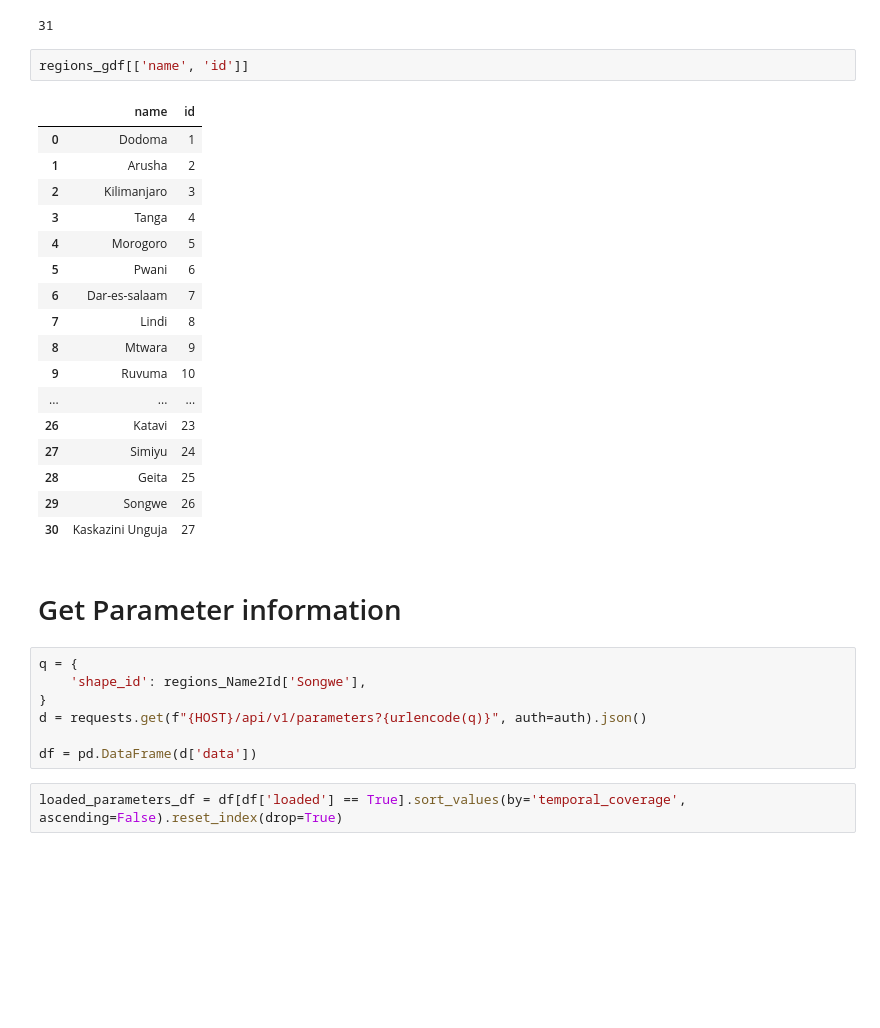
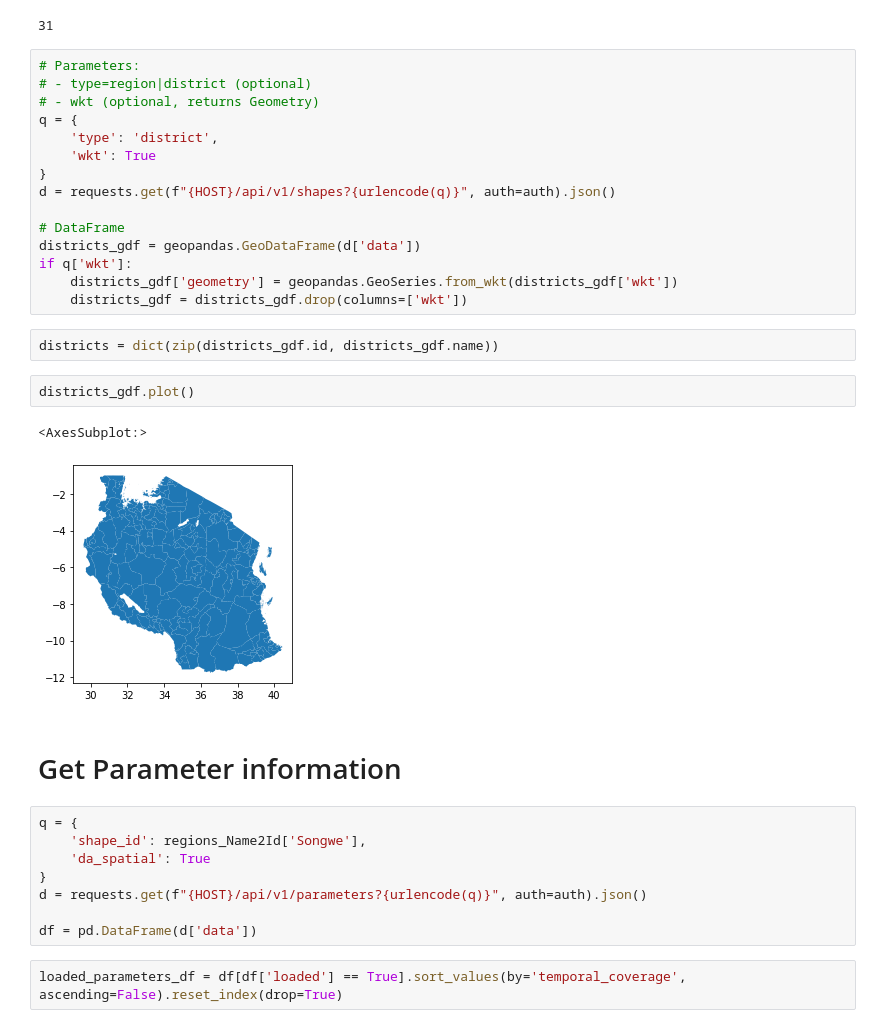
Before and after one commit to MARS-Group-HAW/esida-db, a Jupyter notebook: notebooks/ESIDA DB Data Quality.ipynb, the cells around one changed output. Saved outputs shown, nothing was run; the diff lists cells and outputs as text; blank space fills up the shorter version.

```diff
--- a/notebooks/ESIDA DB Data Quality.ipynb
+++ b/notebooks/ESIDA DB Data Quality.ipynb
@@ -48,31 +48,34 @@ plt.show()
 len(regions_gdf)
 # %% [output]
 31
-# %%
-regions_gdf[['name', 'id']]
-# %% [output]
-|  | name | id |
-| 0 | Dodoma | 1 |
-| 1 | Arusha | 2 |
-| 2 | Kilimanjaro | 3 |
-| 3 | Tanga | 4 |
-| 4 | Morogoro | 5 |
-| 5 | Pwani | 6 |
-| 6 | Dar-es-salaam | 7 |
-| 7 | Lindi | 8 |
-| 8 | Mtwara | 9 |
-| 9 | Ruvuma | 10 |
-| ... | ... | ... |
-| 26 | Katavi | 23 |
-| 27 | Simiyu | 24 |
-| 28 | Geita | 25 |
-| 29 | Songwe | 26 |
-| 30 | Kaskazini Unguja | 27 |
+# %%
+# Parameters:
+# - type=region|district (optional)
+# - wkt (optional, returns Geometry)
+q = {
+    'type': 'district',
+    'wkt': True
+}
+d = requests.get(f"{HOST}/api/v1/shapes?{urlencode(q)}", auth=auth).json()
+
+# DataFrame
+districts_gdf = geopandas.GeoDataFrame(d['data'])
+if q['wkt']:
+    districts_gdf['geometry'] = geopandas.GeoSeries.from_wkt(districts_gdf['wkt'])
+    districts_gdf = districts_gdf.drop(columns=['wkt'])
+# %%
+districts = dict(zip(districts_gdf.id, districts_gdf.name))
+# %%
+districts_gdf.plot()
+# %% [output]
+<AxesSubplot:>
+[figure, added]
 # %% [markdown]
 # Get Parameter information
 # %%
 q = {
     'shape_id': regions_Name2Id['Songwe'],
+    'da_spatial': True
 }
 d = requests.get(f"{HOST}/api/v1/parameters?{urlencode(q)}", auth=auth).json()
 
```
Also changed, not shown: parts of 15 cells of this notebook, 3 other files.
